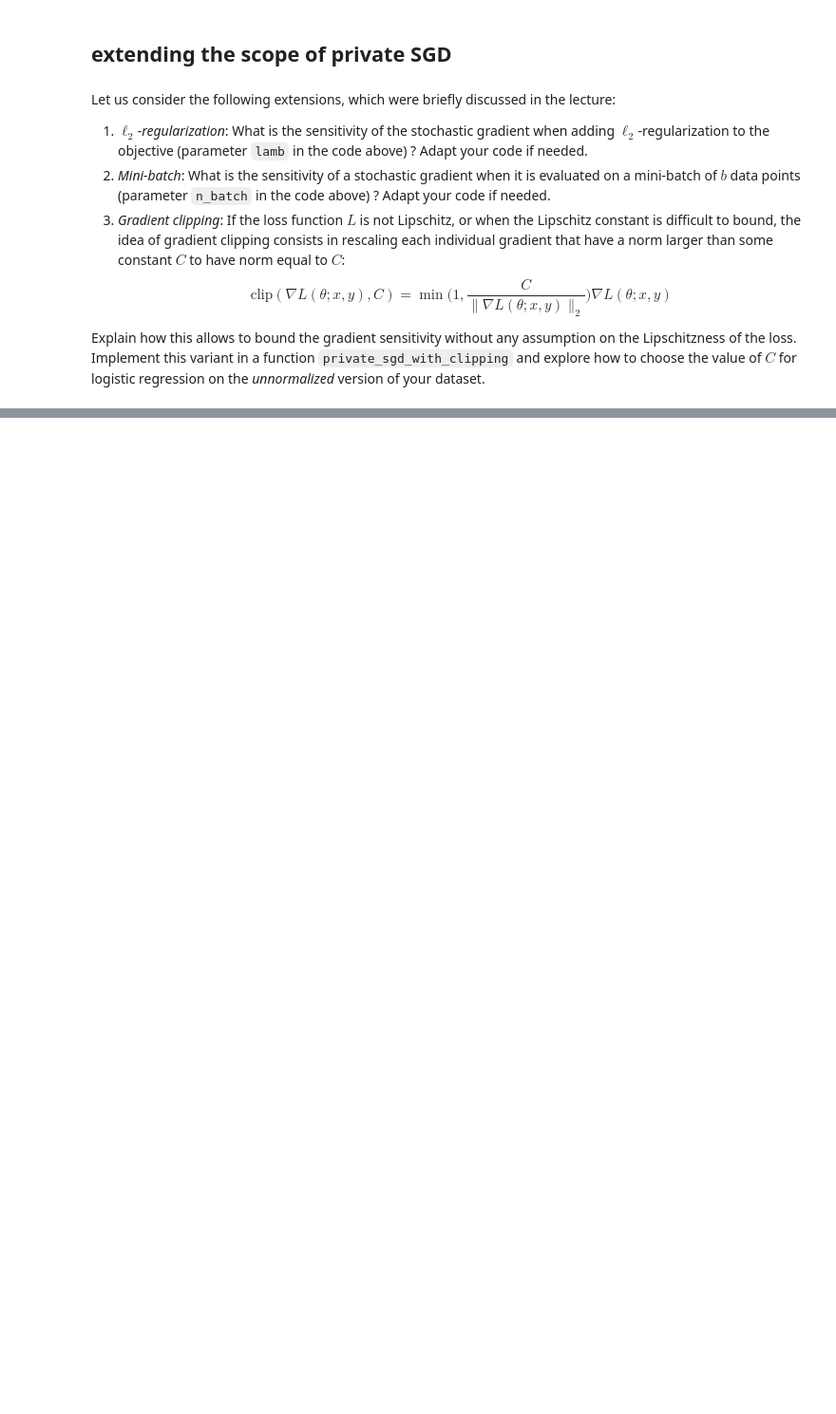
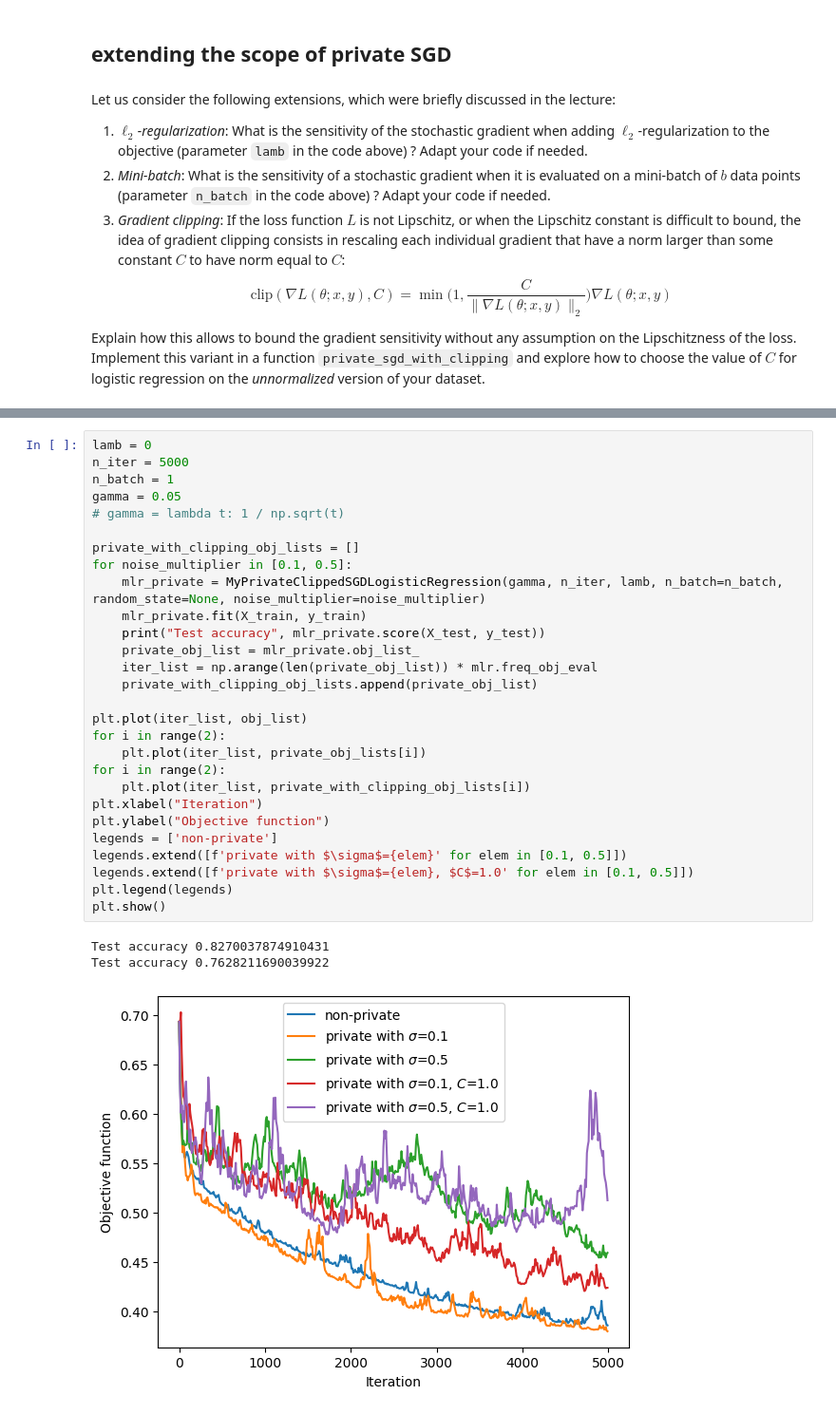
Before and after one commit to matbambbang/dp_practice, a Jupyter notebook: practice.ipynb, the cells around one changed output, grey strips where cells are left out. Shown at 95% size. Cells and saved outputs as stored; diff of their text form; blank space fills up the shorter version.

```diff
--- a/practice.ipynb
+++ b/practice.ipynb
@@ -299,0 +604,32 @@ Explain how this allows to bound the gradient sensitivity without any assumption
+# %%
+lamb = 0
+n_iter = 5000
+n_batch = 1
+gamma = 0.05
+# gamma = lambda t: 1 / np.sqrt(t)
+
+private_with_clipping_obj_lists = []
+for noise_multiplier in [0.1, 0.5]:
+    mlr_private = MyPrivateClippedSGDLogisticRegression(gamma, n_iter, lamb, n_batch=n_batch, random_state=None, noise_multiplier=noise_multiplier)
+    mlr_private.fit(X_train, y_train)
+    print("Test accuracy", mlr_private.score(X_test, y_test))
+    private_obj_list = mlr_private.obj_list_
+    iter_list = np.arange(len(private_obj_list)) * mlr.freq_obj_eval
+    private_with_clipping_obj_lists.append(private_obj_list)
+
+plt.plot(iter_list, obj_list)
+for i in range(2):
+    plt.plot(iter_list, private_obj_lists[i])
+for i in range(2):
+    plt.plot(iter_list, private_with_clipping_obj_lists[i])
+plt.xlabel("Iteration")
+plt.ylabel("Objective function")
+legends = ['non-private']
+legends.extend([f'private with $\sigma$={elem}' for elem in [0.1, 0.5]])
+legends.extend([f'private with $\sigma$={elem}, $C$=1.0' for elem in [0.1, 0.5]])
+plt.legend(legends)
+plt.show()
+# %% [output]
+Test accuracy 0.8270037874910431
+Test accuracy 0.7628211690039922
+[figure, added]
```
Also changed, not shown: parts of 9 cells of this notebook, 2 other files.
